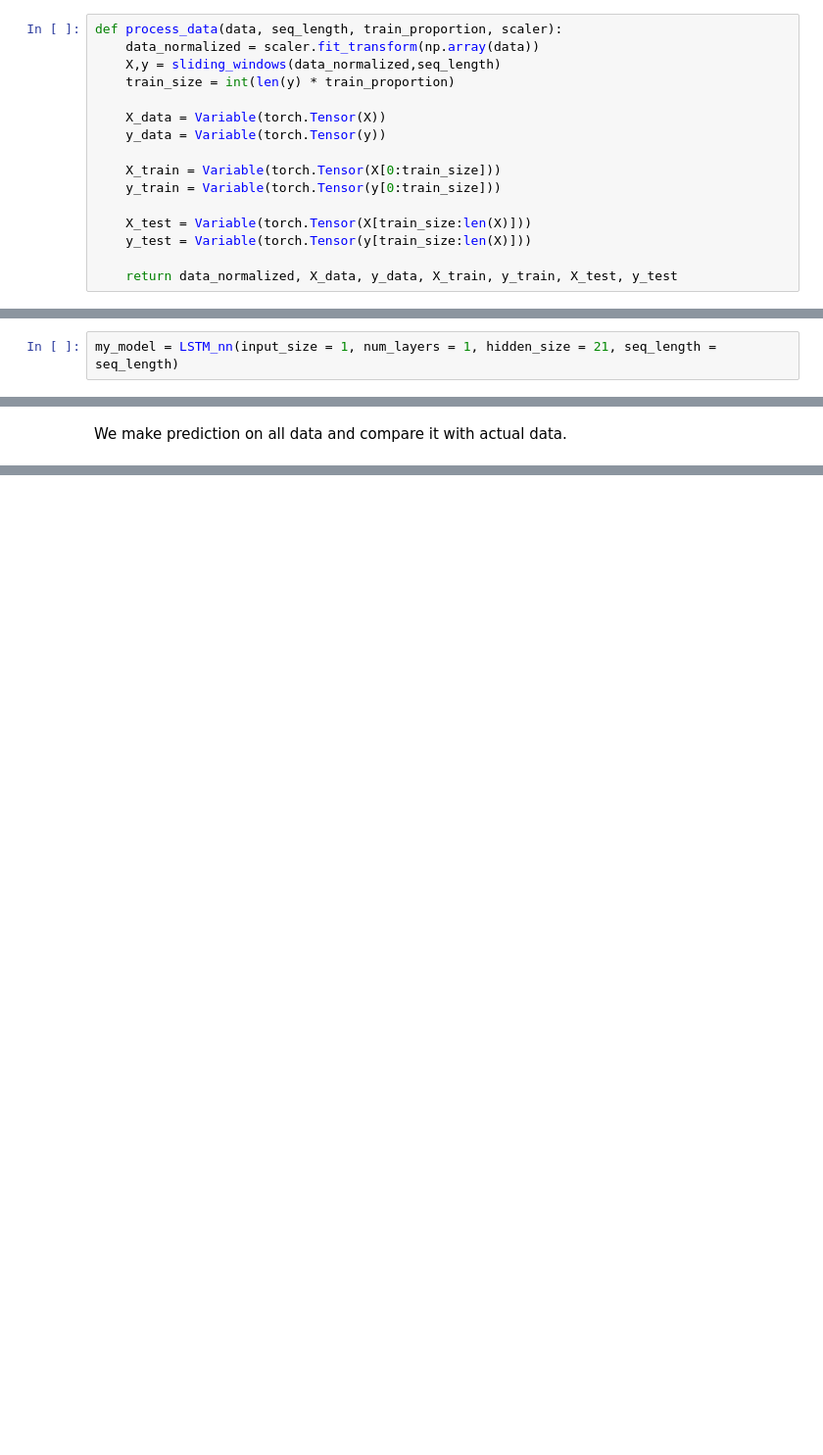
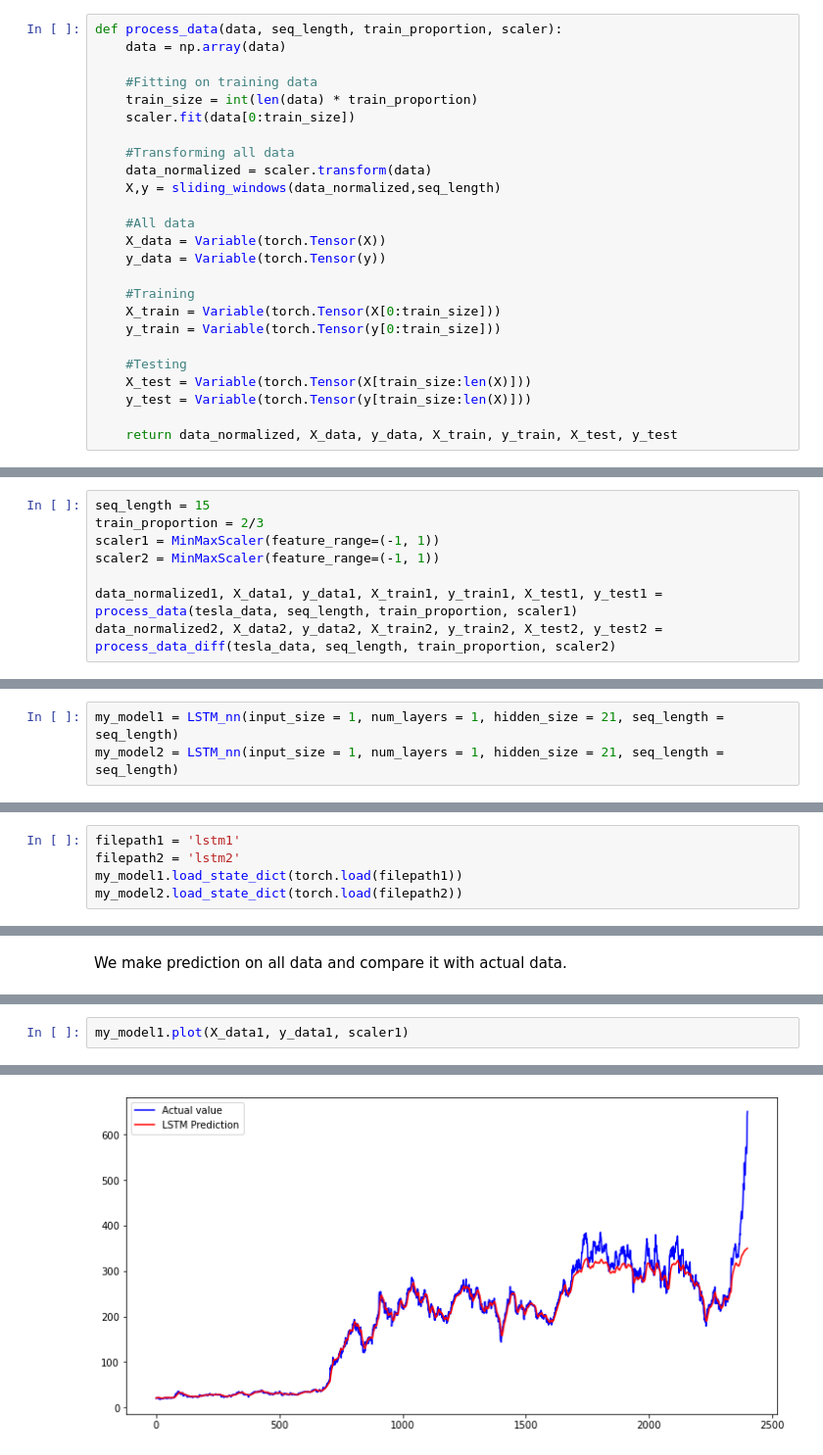
Before and after one commit to ThibaultAlexandre/time-series-forecasting, a Jupyter notebook: main.ipynb, the cells around one changed output, grey strips where cells are left out. Shown at 98% size. Cells and saved outputs as stored; diff of their text form; blank space fills up the shorter version.

Commit message:
Add a second model that trains on differencing data to avoid autocorrelation

```diff
--- a/main.ipynb
+++ b/main.ipynb
@@ -82,15 +131,24 @@ We process the data for training and testing
 # %%
 def process_data(data, seq_length, train_proportion, scaler):
-    data_normalized = scaler.fit_transform(np.array(data))
+    data = np.array(data)
+
+    #Fitting on training data
+    train_size = int(len(data) * train_proportion)
+    scaler.fit(data[0:train_size])
+
+    #Transforming all data
+    data_normalized = scaler.transform(data)
     X,y = sliding_windows(data_normalized,seq_length)
-    train_size = int(len(y) * train_proportion)
 
+    #All data
     X_data = Variable(torch.Tensor(X))
     y_data = Variable(torch.Tensor(y))
 
+    #Training
     X_train = Variable(torch.Tensor(X[0:train_size]))
     y_train = Variable(torch.Tensor(y[0:train_size]))
 
+    #Testing
     X_test = Variable(torch.Tensor(X[train_size:len(X)]))
     y_test = Variable(torch.Tensor(y[train_size:len(X)]))
 
@@ -103 +188,9 @@ data_normalized, X_data, y_data, X_train, y_train, X_test, y_test = process_data
+# %%
+seq_length = 15
+train_proportion = 2/3
+scaler1 = MinMaxScaler(feature_range=(-1, 1))
+scaler2 = MinMaxScaler(feature_range=(-1, 1))
+
+data_normalized1, X_data1, y_data1, X_train1, y_train1, X_test1, y_test1 = process_data(tesla_data, seq_length, train_proportion, scaler1)
+data_normalized2, X_data2, y_data2, X_train2, y_train2, X_test2, y_test2 = process_data_diff(tesla_data, seq_length, train_proportion, scaler2)
 # %% [markdown]
@@ -105,3 +198,4 @@ We create a recurrent neural network with our LSTM_nn class
 # %%
-my_model = LSTM_nn(input_size = 1, num_layers = 1, hidden_size = 21, seq_length = seq_length)
+my_model1 = LSTM_nn(input_size = 1, num_layers = 1, hidden_size = 21, seq_length = seq_length)
+my_model2 = LSTM_nn(input_size = 1, num_layers = 1, hidden_size = 21, seq_length = seq_length)
 # %% [markdown]
@@ -145,0 +224,5 @@ my_model.load_state_dict(torch.load(filepath))
+# %%
+filepath1 = 'lstm1'
+filepath2 = 'lstm2'
+my_model1.load_state_dict(torch.load(filepath1))
+my_model2.load_state_dict(torch.load(filepath2))
@@ -188,0 +257,3 @@ R2 up to the 2300 day using the lstm prediction : 0.9531318808490712
+# %%
+my_model1.plot(X_data1, y_data1, scaler1)
+# %% [output]
@@ -188,0 +261 @@ R2 up to the 2300 day using the lstm prediction : 0.9531318808490712
+[figure, added]
```
Also changed, not shown: parts of 30 cells of this notebook, 2 other files.
